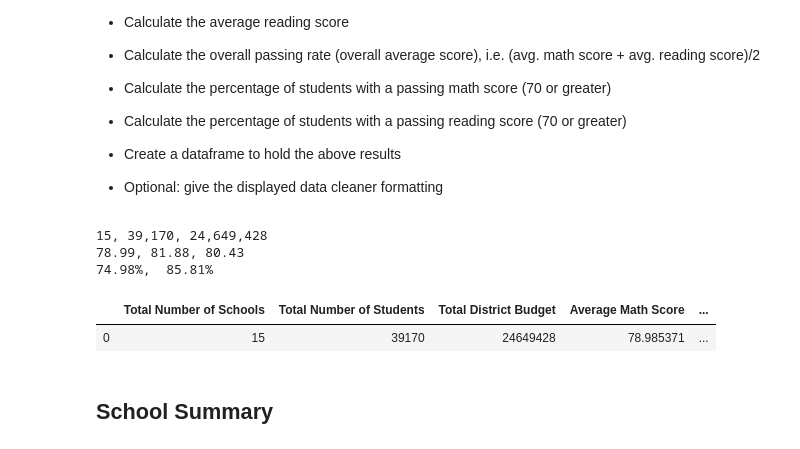
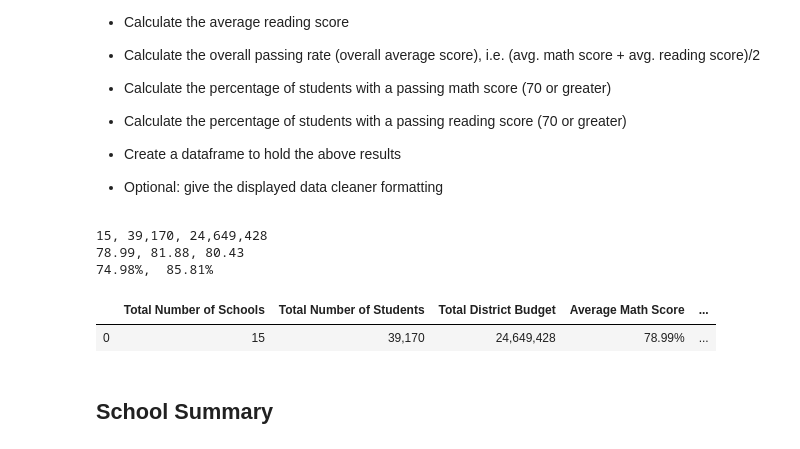
Before and after one commit to magcox5/pandas-challenge, a Jupyter notebook: PyCitySchools/PyCitySchools_starter.ipynb, the cells around one changed output. Cells and saved outputs as stored; diff of their text form; code cells hidden in the pictures.

Commit message:
finished district summary and school summary

```diff
--- a/PyCitySchools/PyCitySchools_starter.ipynb
+++ b/PyCitySchools/PyCitySchools_starter.ipynb
@@ -55,40 +56,40 @@ school_data_complete
 # %%
 total_schools = school_data['school_name'].count()
 total_students = student_data['student_name'].count()
 
 total_district_budget = school_data['budget'].sum()
 print(f'{total_schools}, {total_students:,}, {total_district_budget:,}')
 
 avg_math_score = student_data['math_score'].mean()
 avg_reading_score = student_data['reading_score'].mean()
 overall_average_score = (avg_math_score + avg_reading_score)/2
 print(f'{avg_math_score:.2f}, {avg_reading_score:.2f}, {overall_average_score:.2f}')
 
 pct_math_df = student_data.loc[student_data['math_score'] >= 70]
 pct_students_pass_math = ((pct_math_df['math_score'].count())/total_students)*100
 pct_reading_df = student_data.loc[student_data['reading_score'] >= 70]
 pct_students_pass_reading = ((pct_reading_df['reading_score'].count())/total_students)*100
 
 print(f'{pct_students_pass_math:.2f}%, {pct_students_pass_reading: .2f}%')
 
-summary_table = pd.DataFrame.from_records([{"Total Number of Schools": total_schools,
-                              "Total Number of Students": total_students,
-                              "Total District Budget": total_district_budget,
-                              "Average Math Score": avg_math_score,
-                              "Average Reading Score": avg_reading_score,
-                              "Overall Average Score": overall_average_score,
-                              "Math Passing Rate":  pct_students_pass_math,
-                              "Reading Passing Rate": pct_students_pass_reading}])
+summary_table = pd.DataFrame.from_records([{"Total Number of Schools": f"{total_schools: ,.0f}",
+                              "Total Number of Students": f"{total_students:,.0f}",
+                              "Total District Budget": f"{total_district_budget:,.0f}",
+                              "Average Math Score": f"{avg_math_score:.2f}%",
+                              "Average Reading Score": f"{avg_reading_score:.2f}%",
+                              "Overall Average Score": f"{overall_average_score:.2f}%",
+                              "Math Passing Rate":  f"{pct_students_pass_math:.2f}%",
+                              "Reading Passing Rate": f"{pct_students_pass_reading:.2f}%"}])
 
 
 
 summary_table
 # %% [output]
 15, 39,170, 24,649,428
 78.99, 81.88, 80.43
 74.98%,  85.81%
 |  | Total Number of Schools | Total Number of Students | Total District Budget | Average Math Score | ... |
-| 0 | 15 | 39170 | 24649428 | 78.985371 | ... |
+| 0 | 15 | 39,170 | 24,649,428 | 78.99% | ... |
 # %% [markdown]
 ## School Summary
 # %% [markdown]
```
Also changed, not shown: parts of 9 cells of this notebook.
